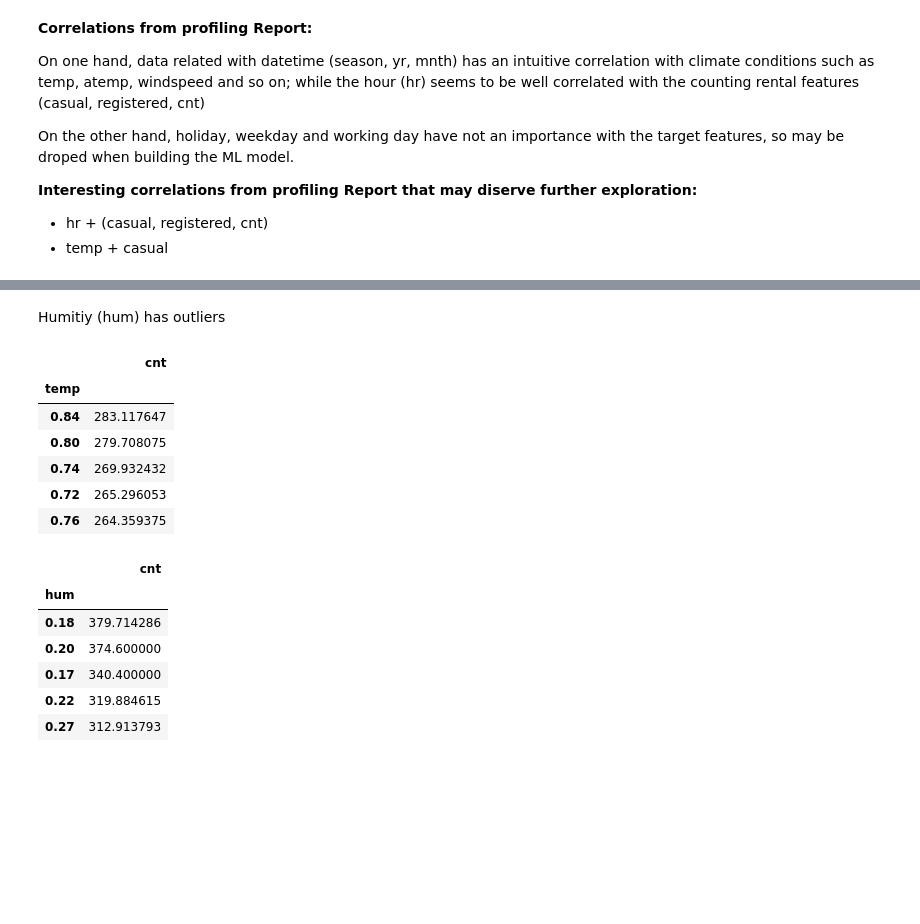
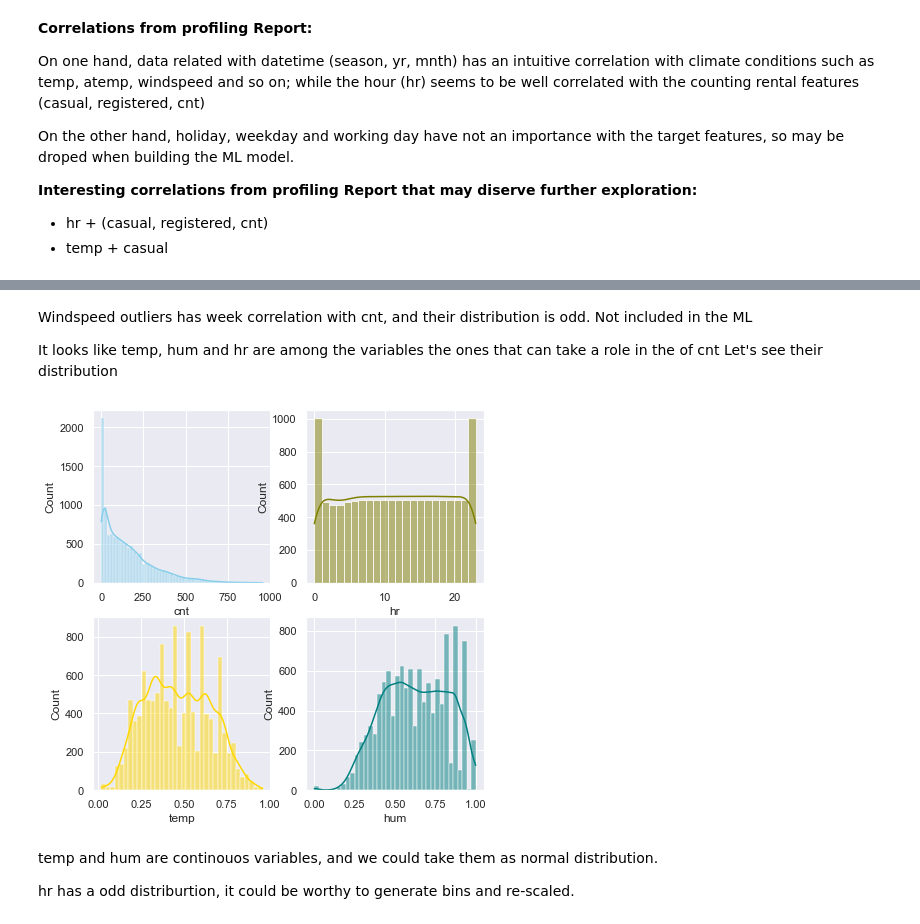
Before and after one commit to cvillarragamo/Datathon_Bootcamp_Henry_BikeRental_ML, a Jupyter notebook: data_eda.ipynb, the cells around one changed output, grey strips where cells are left out. Drawn from its saved outputs; the diff is of its cells as text; code cells hidden in the pictures; blank space fills up the shorter version.

```diff
--- a/data_eda.ipynb
+++ b/data_eda.ipynb
@@ -86,22 +81,23 @@ training.boxplot(column=['casual','registered','cnt'])
-# %% [markdown]
-Humitiy (hum) has outliers
-# %%
-pd.pivot_table(training, index=['temp'], values='cnt').sort_values('cnt',ascending=False).head(5)
-# %% [output]
-|  | cnt |
-| temp |  |
-| 0.84 | 283.117647 |
-| 0.80 | 279.708075 |
-| 0.74 | 269.932432 |
-| 0.72 | 265.296053 |
-| 0.76 | 264.359375 |
-# %%
-pd.pivot_table(training, index=['hum'], values='cnt').sort_values('cnt',ascending=False).head(5)
-# %% [output]
-|  | cnt |
-| hum |  |
-| 0.18 | 379.714286 |
-| 0.20 | 374.600000 |
-| 0.17 | 340.400000 |
-| 0.22 | 319.884615 |
-| 0.27 | 312.913793 |
+# %% [markdown]
+Windspeed outliers has week correlation with cnt, and their distribution is odd. Not included in the ML
+
+It looks like temp, hum and hr are among the variables the ones that can take a role in the  of cnt
+Let's see their distribution
+# %%
+sns.set(style="darkgrid")
+
+fig, axs = plt.subplots(2, 2, figsize=(7, 7))
+
+sns.histplot(data=training, x="cnt", kde=True, color="skyblue", ax=axs[0, 0])
+sns.histplot(data=training, x="hr", kde=True, color="olive", ax=axs[0, 1])
+sns.histplot(data=training, x="temp", kde=True, color="gold", ax=axs[1, 0])
+sns.histplot(data=training, x="hum", kde=True, color="teal", ax=axs[1, 1])
+
+
+plt.show()
+# %% [output]
+[figure, added]
+# %% [markdown]
+temp and hum are continouos variables, and we could take them as normal distribution.
+
+hr has a odd distriburtion, it could be worthy to generate bins and re-scaled.
```
Also changed, not shown: parts of 11 cells of this notebook.
